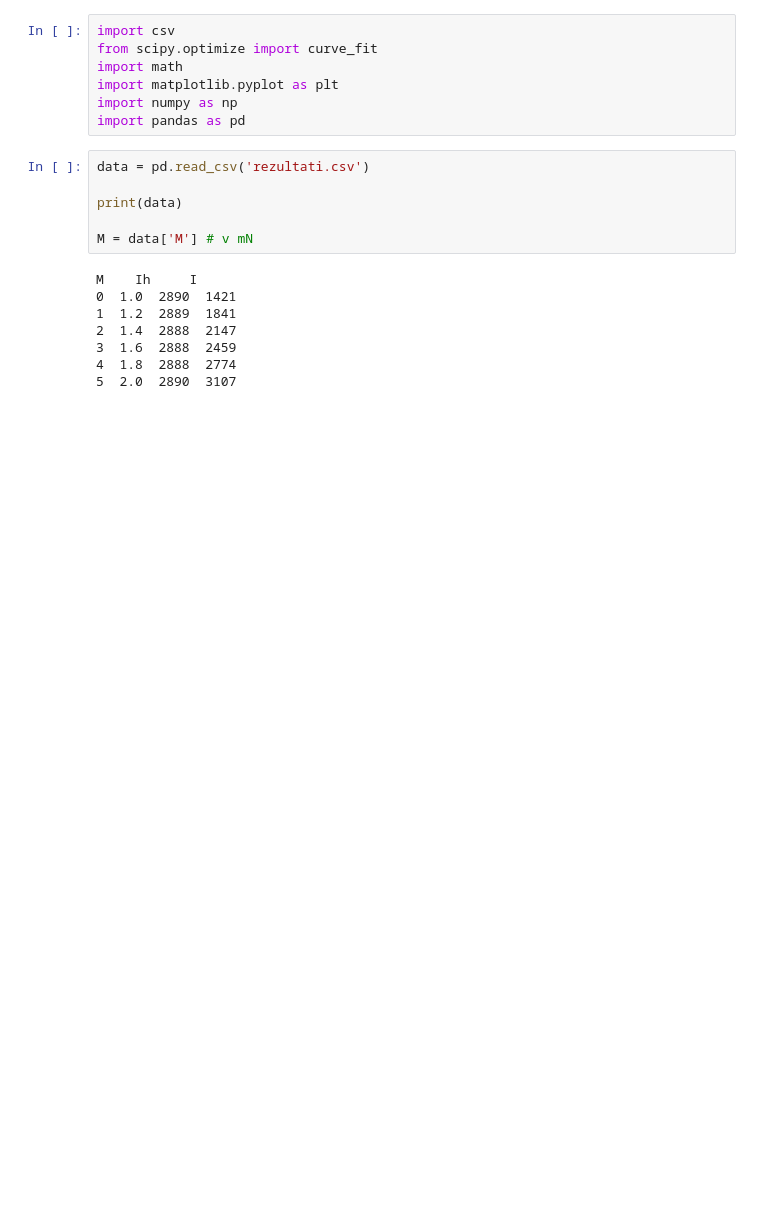
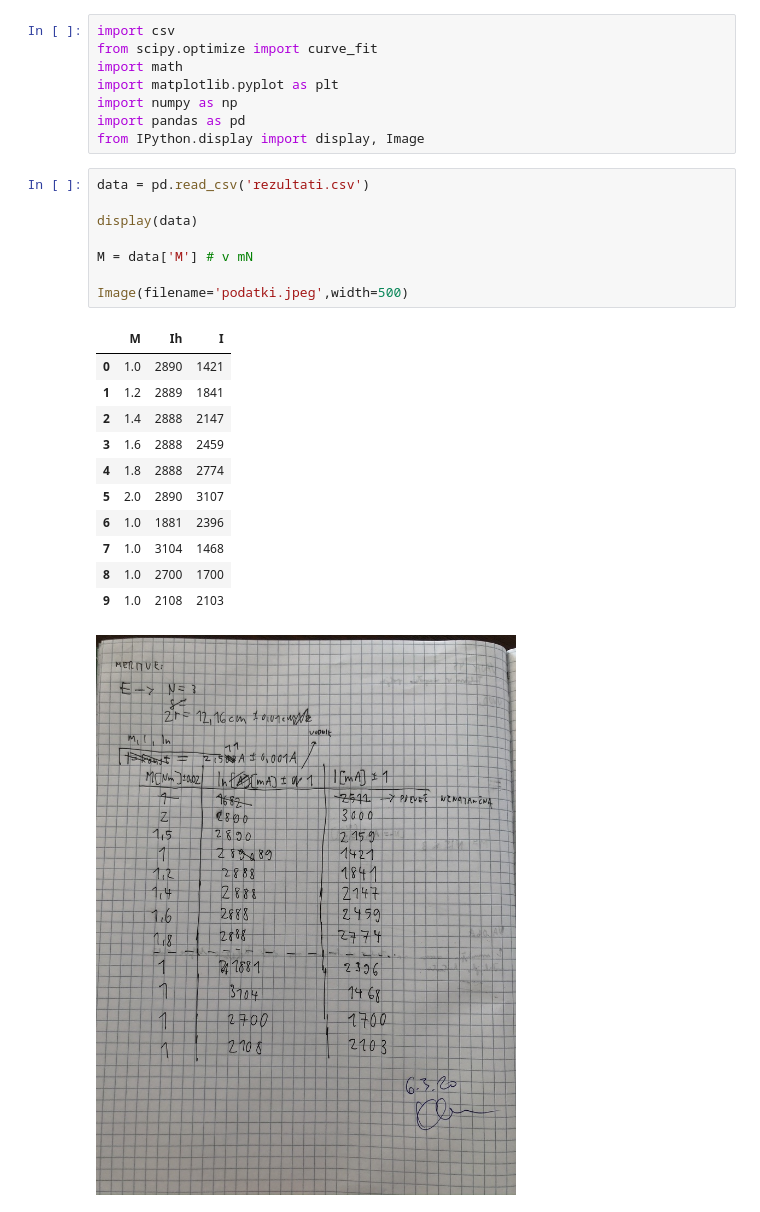
Before and after one commit to gregpr07/fizikalniPraktikum2, a Jupyter notebook: vaja45/obdelava.ipynb, the cells around one changed output. Cells and saved outputs as stored; diff of their text form; blank space fills up the shorter version.

```diff
--- a/vaja45/obdelava.ipynb
+++ b/vaja45/obdelava.ipynb
@@ -5,17 +34,25 @@ import math
 import matplotlib.pyplot as plt
 import numpy as np
 import pandas as pd
+from IPython.display import display, Image
 # %%
 data = pd.read_csv('rezultati.csv')
 
-print(data)
+display(data)
 
 M = data['M'] # v mN
+
+Image(filename='podatki.jpeg',width=500)
 # %% [output]
-M    Ih     I
-0  1.0  2890  1421
-1  1.2  2889  1841
-2  1.4  2888  2147
-3  1.6  2888  2459
-4  1.8  2888  2774
-5  2.0  2890  3107
+|  | M | Ih | I |
+| 0 | 1.0 | 2890 | 1421 |
+| 1 | 1.2 | 2889 | 1841 |
+| 2 | 1.4 | 2888 | 2147 |
+| 3 | 1.6 | 2888 | 2459 |
+| 4 | 1.8 | 2888 | 2774 |
+| 5 | 2.0 | 2890 | 3107 |
+| 6 | 1.0 | 1881 | 2396 |
+| 7 | 1.0 | 3104 | 1468 |
+| 8 | 1.0 | 2700 | 1700 |
+| 9 | 1.0 | 2108 | 2103 |
+[figure, added]
```
Also changed, not shown: parts of 12 cells of this notebook, 4 other files.
